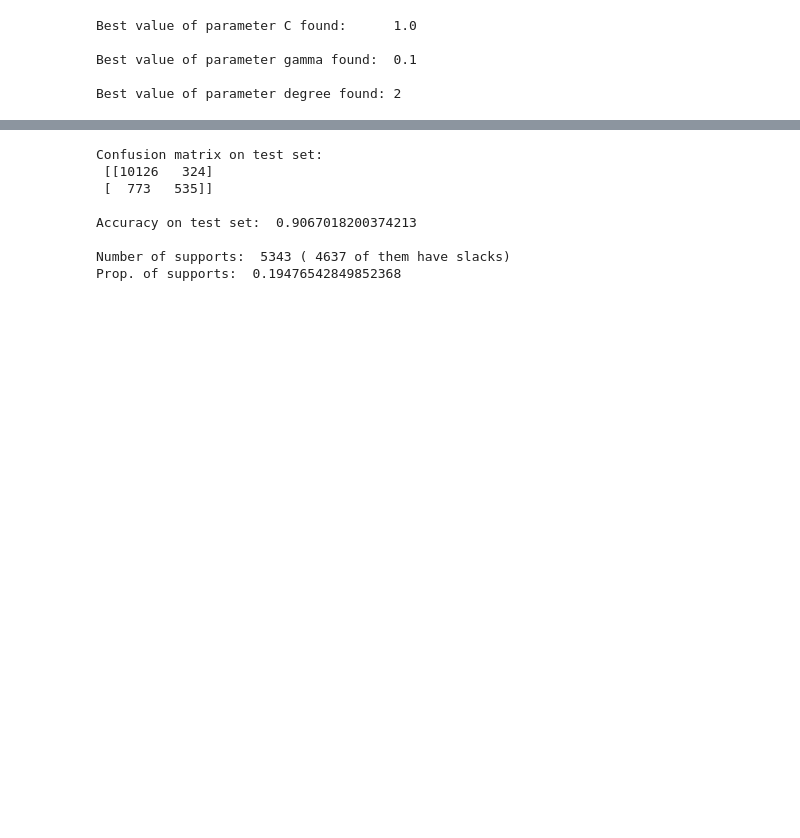
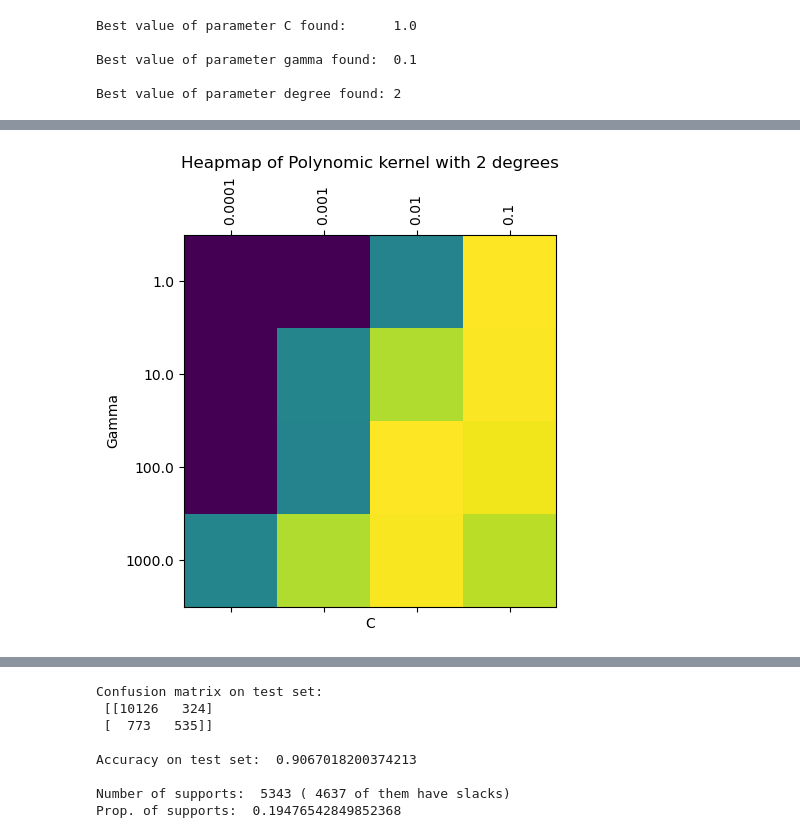
Before and after one commit to khaledmalhal/MIDA_Project, a Jupyter notebook: SVM.ipynb, the cells around one changed output, grey strips where cells are left out. Drawn from its saved outputs; the diff is of its cells as text; code cells hidden in the pictures; blank space fills up the shorter version.

```diff
--- a/SVM.ipynb
+++ b/SVM.ipynb
@@ -343,0 +360,10 @@ RuntimeError: No mappable was found to use for colorbar creation. First define a
+# %%
+plt.matshow(degree2)
+plt.xticks(np.arange(len(gammas)), gammas,rotation='vertical')
+plt.yticks(np.arange(len(Cs)), Cs)
+plt.xlabel('C')
+plt.ylabel('Gamma')
+plt.title('Heapmap of Polynomic kernel with 2 degrees')
+plt.show()
+# %% [output]
+[figure, added]
```
Also changed, not shown: parts of 38 cells of this notebook.
